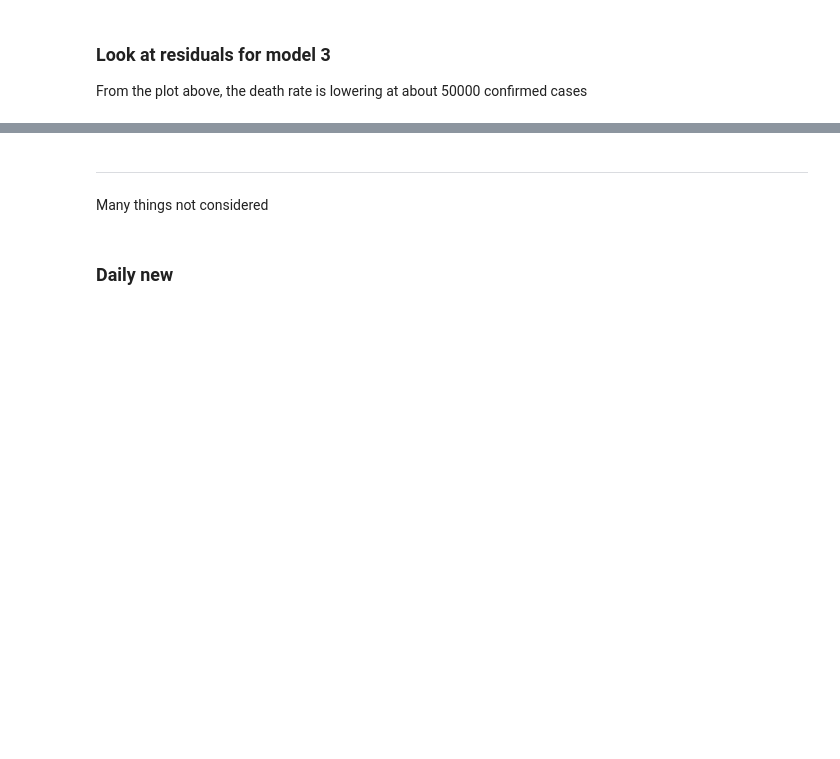
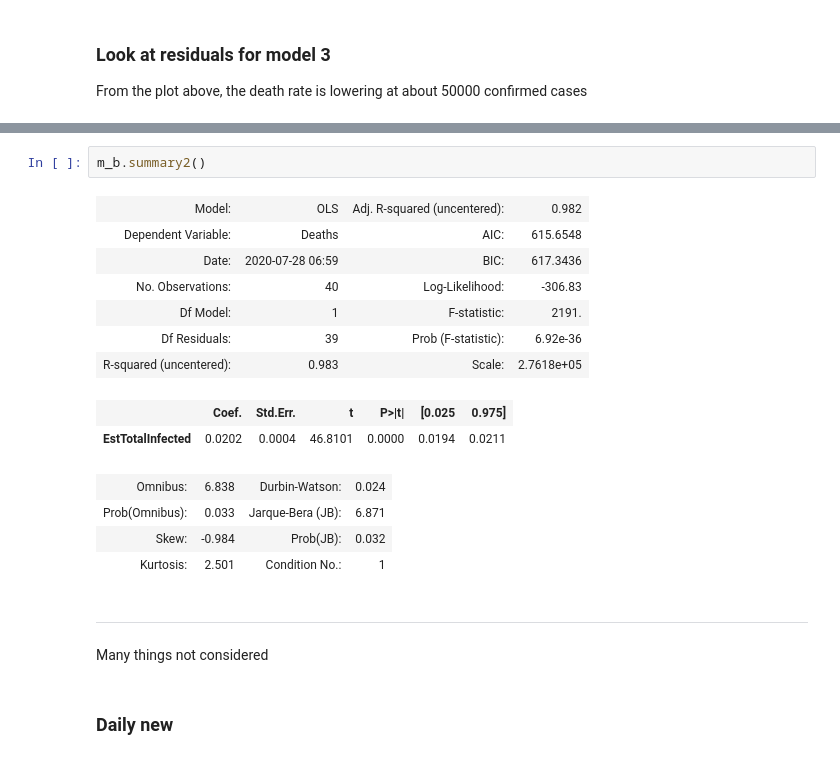
Before and after one commit to ArmandBester/SARS-COV2-in-SA, a Jupyter notebook: SA_cov_dr.ipynb, the cells around one changed output, grey strips where cells are left out. Drawn from its saved outputs; the diff is of its cells as text; blank space fills up the shorter version.

```diff
--- a/SA_cov_dr.ipynb
+++ b/SA_cov_dr.ipynb
@@ -298,3 +331,19 @@ plt.title('Model residuals vs Est. total infected');
+# %%
+m_b.summary2()
+# %% [output]
+| Model: | OLS | Adj. R-squared (uncentered): | 0.982 |
+| Dependent Variable: | Deaths | AIC: | 615.6548 |
+| Date: | 2020-07-28 06:59 | BIC: | 617.3436 |
+| No. Observations: | 40 | Log-Likelihood: | -306.83 |
+| Df Model: | 1 | F-statistic: | 2191. |
+| Df Residuals: | 39 | Prob (F-statistic): | 6.92e-36 |
+| R-squared (uncentered): | 0.983 | Scale: | 2.7618e+05 |
+|  | Coef. | Std.Err. | t | P>|t| | [0.025 | 0.975] |
+| EstTotalInfected | 0.0202 | 0.0004 | 46.8101 | 0.0000 | 0.0194 | 0.0211 |
+| Omnibus: | 6.838 | Durbin-Watson: | 0.024 |
+| Prob(Omnibus): | 0.033 | Jarque-Bera (JB): | 6.871 |
+| Skew: | -0.984 | Prob(JB): | 0.032 |
+| Kurtosis: | 2.501 | Condition No.: | 1 |
 # %% [markdown]
 ---
 Many things not considered
```
Also changed, not shown: parts of 13 cells of this notebook, 8 other files.
